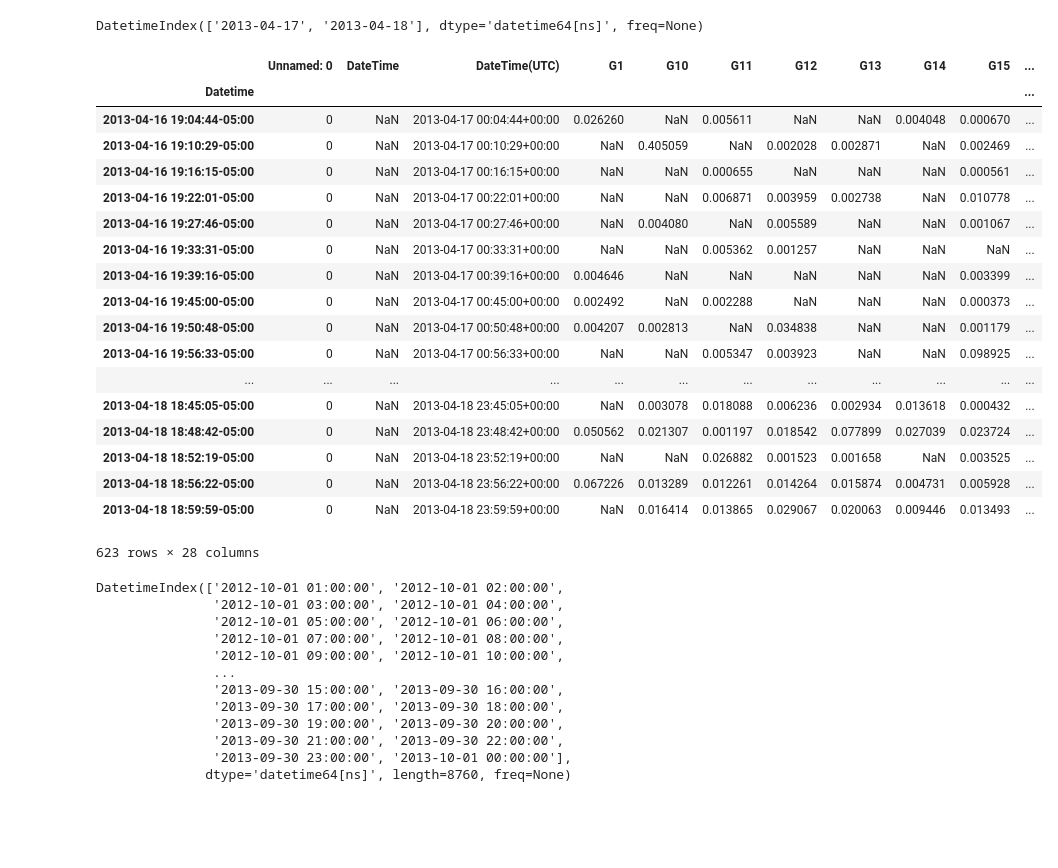
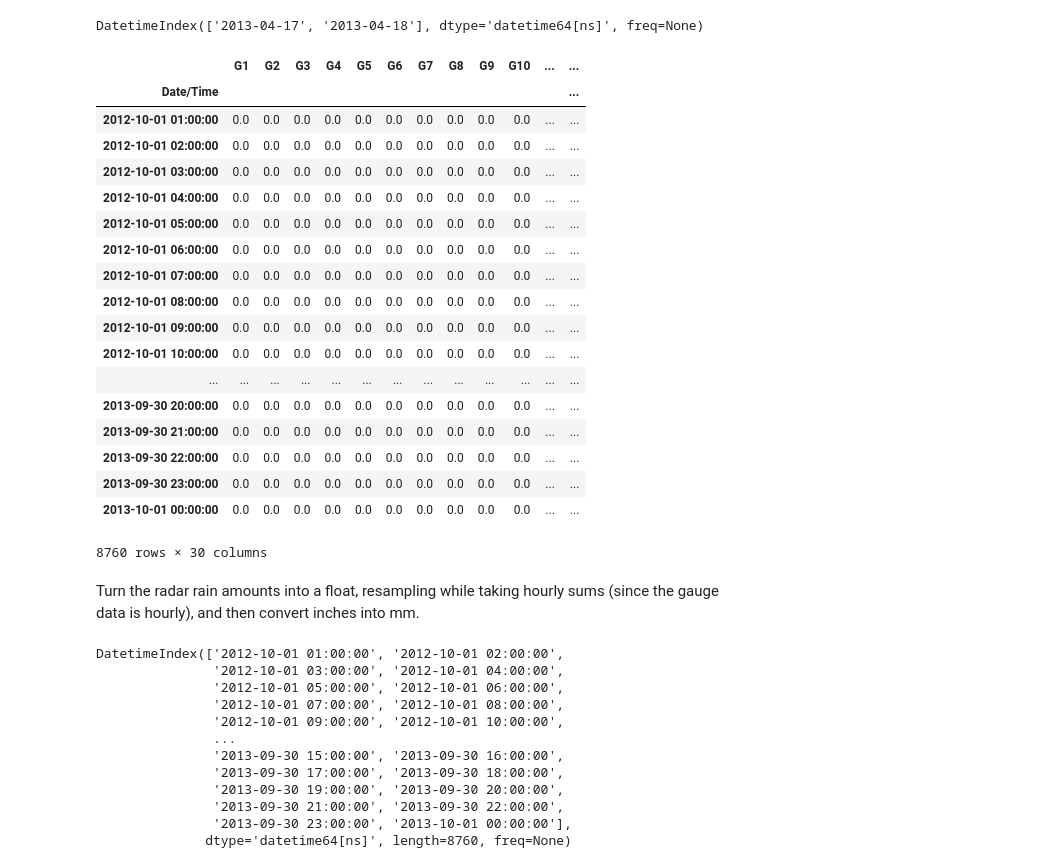
Before and after one commit to saveur-project/precipitation-gradients, a Jupyter notebook: radar-workflow/Gauge_V_Radar.ipynb, the cells around one changed output. Cells and saved outputs as stored; diff of their text form; code cells hidden in the pictures; blank space fills up the shorter version.

```diff
--- a/radar-workflow/Gauge_V_Radar.ipynb
+++ b/radar-workflow/Gauge_V_Radar.ipynb
@@ -68,25 +68,27 @@ hp_new.index = pd.to_datetime(hp_new.index)
 # %%
 df_float = df_new.convert_objects(convert_numeric=True)
 hp_float = hp_new.convert_objects(convert_numeric=True)
-df_float
+hp_float
 # %% [output]
-|  | Unnamed: 0 | DateTime | DateTime(UTC) | G1 | G10 | G11 | G12 | G13 | G14 | G15 | ... |
-| Datetime |  |  |  |  |  |  |  |  |  |  | ... |
-| 2013-04-16 19:04:44-05:00 | 0 | NaN | 2013-04-17 00:04:44+00:00 | 0.026260 | NaN | 0.005611 | NaN | NaN | 0.004048 | 0.000670 | ... |
-| 2013-04-16 19:10:29-05:00 | 0 | NaN | 2013-04-17 00:10:29+00:00 | NaN | 0.405059 | NaN | 0.002028 | 0.002871 | NaN | 0.002469 | ... |
-| 2013-04-16 19:16:15-05:00 | 0 | NaN | 2013-04-17 00:16:15+00:00 | NaN | NaN | 0.000655 | NaN | NaN | NaN | 0.000561 | ... |
-| 2013-04-16 19:22:01-05:00 | 0 | NaN | 2013-04-17 00:22:01+00:00 | NaN | NaN | 0.006871 | 0.003959 | 0.002738 | NaN | 0.010778 | ... |
-| 2013-04-16 19:27:46-05:00 | 0 | NaN | 2013-04-17 00:27:46+00:00 | NaN | 0.004080 | NaN | 0.005589 | NaN | NaN | 0.001067 | ... |
-| 2013-04-16 19:33:31-05:00 | 0 | NaN | 2013-04-17 00:33:31+00:00 | NaN | NaN | 0.005362 | 0.001257 | NaN | NaN | NaN | ... |
-| 2013-04-16 19:39:16-05:00 | 0 | NaN | 2013-04-17 00:39:16+00:00 | 0.004646 | NaN | NaN | NaN | NaN | NaN | 0.003399 | ... |
-| 2013-04-16 19:45:00-05:00 | 0 | NaN | 2013-04-17 00:45:00+00:00 | 0.002492 | NaN | 0.002288 | NaN | NaN | NaN | 0.000373 | ... |
-| 2013-04-16 19:50:48-05:00 | 0 | NaN | 2013-04-17 00:50:48+00:00 | 0.004207 | 0.002813 | NaN | 0.034838 | NaN | NaN | 0.001179 | ... |
-| 2013-04-16 19:56:33-05:00 | 0 | NaN | 2013-04-17 00:56:33+00:00 | NaN | NaN | 0.005347 | 0.003923 | NaN | NaN | 0.098925 | ... |
-| ... | ... | ... | ... | ... | ... | ... | ... | ... | ... | ... | ... |
-| 2013-04-18 18:45:05-05:00 | 0 | NaN | 2013-04-18 23:45:05+00:00 | NaN | 0.003078 | 0.018088 | 0.006236 | 0.002934 | 0.013618 | 0.000432 | ... |
-| 2013-04-18 18:48:42-05:00 | 0 | NaN | 2013-04-18 23:48:42+00:00 | 0.050562 | 0.021307 | 0.001197 | 0.018542 | 0.077899 | 0.027039 | 0.023724 | ... |
-| 2013-04-18 18:52:19-05:00 | 0 | NaN | 2013-04-18 23:52:19+00:00 | NaN | NaN | 0.026882 | 0.001523 | 0.001658 | NaN | 0.003525 | ... |
-| 2013-04-18 18:56:22-05:00 | 0 | NaN | 2013-04-18 23:56:22+00:00 | 0.067226 | 0.013289 | 0.012261 | 0.014264 | 0.015874 | 0.004731 | 0.005928 | ... |
-| 2013-04-18 18:59:59-05:00 | 0 | NaN | 2013-04-18 23:59:59+00:00 | NaN | 0.016414 | 0.013865 | 0.029067 | 0.020063 | 0.009446 | 0.013493 | ... |
+|  | G1 | G2 | G3 | G4 | G5 | G6 | G7 | G8 | G9 | G10 | ... | ... |
+| Date/Time |  |  |  |  |  |  |  |  |  |  |  | ... |
+| 2012-10-01 01:00:00 | 0.0 | 0.0 | 0.0 | 0.0 | 0.0 | 0.0 | 0.0 | 0.0 | 0.0 | 0.0 | ... | ... |
+| 2012-10-01 02:00:00 | 0.0 | 0.0 | 0.0 | 0.0 | 0.0 | 0.0 | 0.0 | 0.0 | 0.0 | 0.0 | ... | ... |
+| 2012-10-01 03:00:00 | 0.0 | 0.0 | 0.0 | 0.0 | 0.0 | 0.0 | 0.0 | 0.0 | 0.0 | 0.0 | ... | ... |
+| 2012-10-01 04:00:00 | 0.0 | 0.0 | 0.0 | 0.0 | 0.0 | 0.0 | 0.0 | 0.0 | 0.0 | 0.0 | ... | ... |
+| 2012-10-01 05:00:00 | 0.0 | 0.0 | 0.0 | 0.0 | 0.0 | 0.0 | 0.0 | 0.0 | 0.0 | 0.0 | ... | ... |
+| 2012-10-01 06:00:00 | 0.0 | 0.0 | 0.0 | 0.0 | 0.0 | 0.0 | 0.0 | 0.0 | 0.0 | 0.0 | ... | ... |
+| 2012-10-01 07:00:00 | 0.0 | 0.0 | 0.0 | 0.0 | 0.0 | 0.0 | 0.0 | 0.0 | 0.0 | 0.0 | ... | ... |
+| 2012-10-01 08:00:00 | 0.0 | 0.0 | 0.0 | 0.0 | 0.0 | 0.0 | 0.0 | 0.0 | 0.0 | 0.0 | ... | ... |
+| 2012-10-01 09:00:00 | 0.0 | 0.0 | 0.0 | 0.0 | 0.0 | 0.0 | 0.0 | 0.0 | 0.0 | 0.0 | ... | ... |
+| 2012-10-01 10:00:00 | 0.0 | 0.0 | 0.0 | 0.0 | 0.0 | 0.0 | 0.0 | 0.0 | 0.0 | 0.0 | ... | ... |
+| ... | ... | ... | ... | ... | ... | ... | ... | ... | ... | ... | ... | ... |
+| 2013-09-30 20:00:00 | 0.0 | 0.0 | 0.0 | 0.0 | 0.0 | 0.0 | 0.0 | 0.0 | 0.0 | 0.0 | ... | ... |
+| 2013-09-30 21:00:00 | 0.0 | 0.0 | 0.0 | 0.0 | 0.0 | 0.0 | 0.0 | 0.0 | 0.0 | 0.0 | ... | ... |
+| 2013-09-30 22:00:00 | 0.0 | 0.0 | 0.0 | 0.0 | 0.0 | 0.0 | 0.0 | 0.0 | 0.0 | 0.0 | ... | ... |
+| 2013-09-30 23:00:00 | 0.0 | 0.0 | 0.0 | 0.0 | 0.0 | 0.0 | 0.0 | 0.0 | 0.0 | 0.0 | ... | ... |
+| 2013-10-01 00:00:00 | 0.0 | 0.0 | 0.0 | 0.0 | 0.0 | 0.0 | 0.0 | 0.0 | 0.0 | 0.0 | ... | ... |
-623 rows × 28 columns
+8760 rows × 30 columns
+# %% [markdown]
+Turn the radar rain amounts into a float, resampling while taking hourly sums (since the gauge data is hourly), and then convert inches into mm.
 # %%
```
Also changed, not shown: parts of 7 cells of this notebook.
